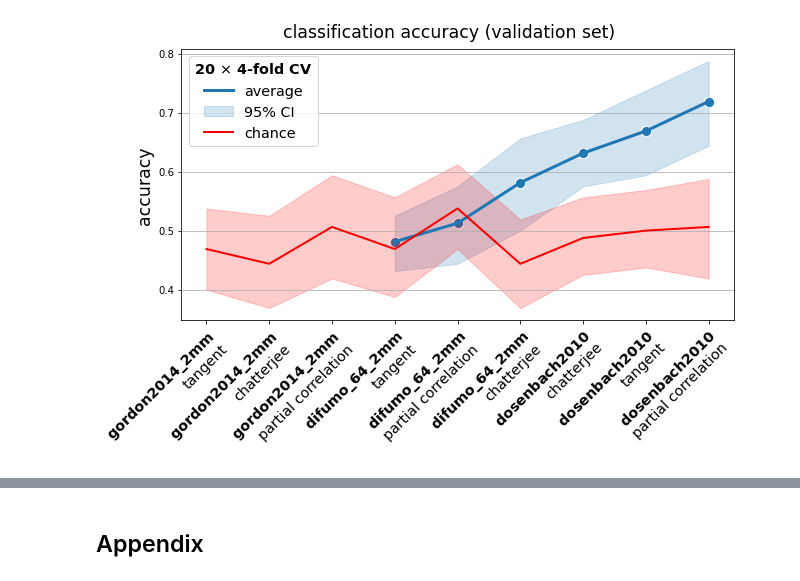
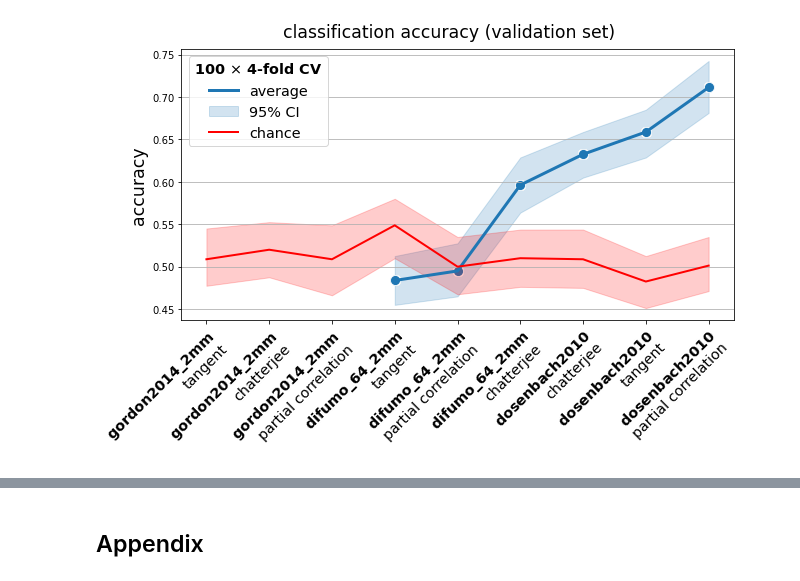
Before and after one commit to morteza/ACNets, a Jupyter notebook: notebooks/1 Connectivity Classifier.ipynb, the cells around one changed output, grey strips where cells are left out. Saved outputs shown, nothing was run; the diff lists cells and outputs as text; code cells hidden in the pictures.

```diff
--- a/notebooks/1 Connectivity Classifier.ipynb
+++ b/notebooks/1 Connectivity Classifier.ipynb
@@ -156,7 +160,7 @@ param_grid = {
 grid = GridSearchCV(
     pipe,
     param_grid,
-    cv=StratifiedShuffleSplit(n_splits=20, test_size=8),
+    cv=StratifiedShuffleSplit(n_splits=100, test_size=8),
     verbose=1,
     scoring='accuracy')
 
@@ -201,11 +197,11 @@ FileNotFoundError: [Errno 2] No such file or directory: 'data/gordon2014/Parcels
 # %%
-# PLOT ACCURACY AGAINST CHANCE
+# PLOT MODEL PERFORMANCE
 
 def _create_label(params):
     return f'$\\bf{{{params[0]}}}$\n{params[1]}'.replace('_', '\\_')
 
 
-def plot_scores(grid, X=None, y=None, plot_chance=True):
+def plot_scores(grid, X=None, y=None, plot_chance=True, n_subjects=32):
 
     # prep data
     scores = pd.DataFrame(grid.cv_results_)
@@ -227,35 +223,35 @@ def plot_scores(grid, X=None, y=None, plot_chance=True):
         # simulate chance
         chance_scores = {}
         for model_name in scores['label'].unique():
             chance_model = DummyClassifier(strategy='stratified').fit(X, y)
             _chance_scores = cross_val_score(chance_model, X, y, cv=grid.cv, scoring=grid.scoring)
             chance_scores[model_name] = _chance_scores
 
         chance_scores = pd.DataFrame(chance_scores)
         chance_scores = chance_scores.melt(value_name=grid.scoring, var_name='label')
 
         # plot chance
         sns.lineplot(data=chance_scores, x='label', y=grid.scoring, lw=2, sort=False, ax=ax, color='red')
 
     # legend
     ax.legend(['average', '95% CI', 'chance'],
                 title_fontproperties={'weight': 'bold', 'size': 'x-large'},
                 prop={'size': 'x-large'}, loc='upper left',
-                title=f'{grid.cv.n_splits} $\\times$ {32 // grid.cv.test_size}-fold CV')
+                title=f'{grid.cv.n_splits} $\\times$ {n_subjects // grid.cv.test_size}-fold CV')
 
     # tweaks
     ax.set_xlabel('')
     ax.set_ylabel(grid.scoring, fontsize='xx-large')
     plt.xticks(rotation=45, ha='right', fontsize='x-large', rotation_mode='anchor')
     plt.suptitle(f'classification {grid.scoring} (validation set)', fontsize='xx-large', y=.95)
     plt.grid(axis='y')
 
 
 
 plot_scores(grid, X, y)
 plt.show()
 # %% [output]
-[figure, old version]
+[figure, new version]
 # %%
 # PERMUTATION TESTING (SHUFFLE Y)
 
```
Also changed, not shown: parts of 9 cells of this notebook.
